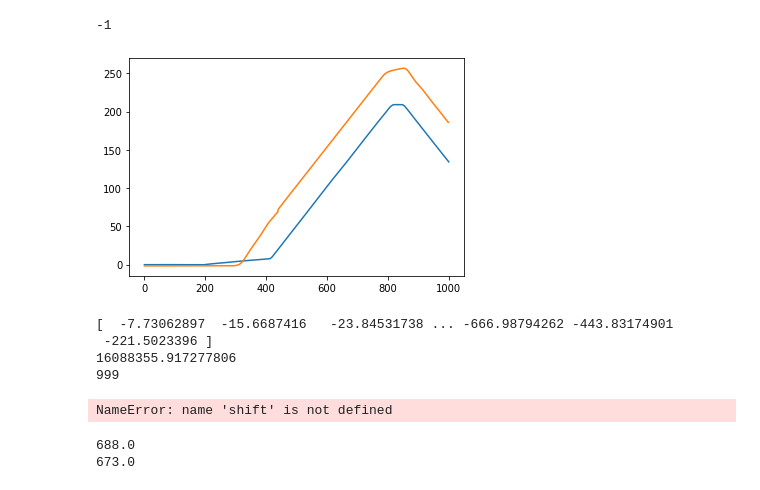
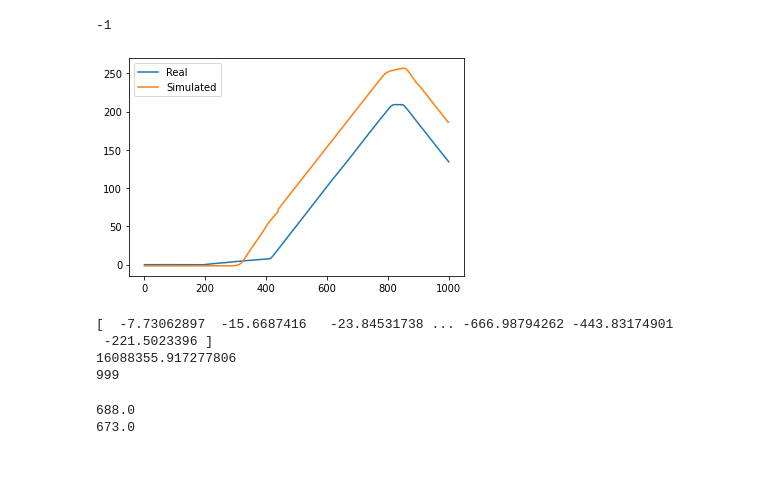
Before and after one commit to zlite/SimAnalysis, a Jupyter notebook: Dataframetest.ipynb, the cells around one changed output. Drawn from its saved outputs; the diff is of its cells as text; code cells hidden in the pictures.

```diff
--- a/Dataframetest.ipynb
+++ b/Dataframetest.ipynb
@@ -20,13 +83,14 @@ plt.plot(df1.x, df1.y, df2.x, -df2.y, df3.x, df3.y)
 # %%
 shft01 = np.argmax(signal.correlate(df1.y, -df2.y)) - len(df2.y)
 print (shft01)
 plt.figure()
-plt.plot(df1.x, df1.y,
-         df2.x.shift(-shft01), -df2.y)
+realline = plt.plot(df1.x, df1.y, label = 'Real')
+simline = plt.plot(df2.x.shift(-shft01), -df2.y, label='Simulated')
+plt.legend()
 fig = plt.gcf()
 # %% [output]
 -1
-[figure, old version]
+[figure, new version]
 # %%
 xcor = np.correlate(df1.y, -df2.y, "full")
 print (xcor)
@@ -39,10 +103,6 @@ print(maxLag)
  -221.5023396 ]
 16088355.917277806
 999
-# %%
-print(shift)
-# %% [output]
-NameError: name 'shift' is not defined
 # %%
 plt.plot(df1.x, df1.y)
 for target in [df2, df3]:
```
Also changed, not shown: parts of 6 cells of this notebook.
